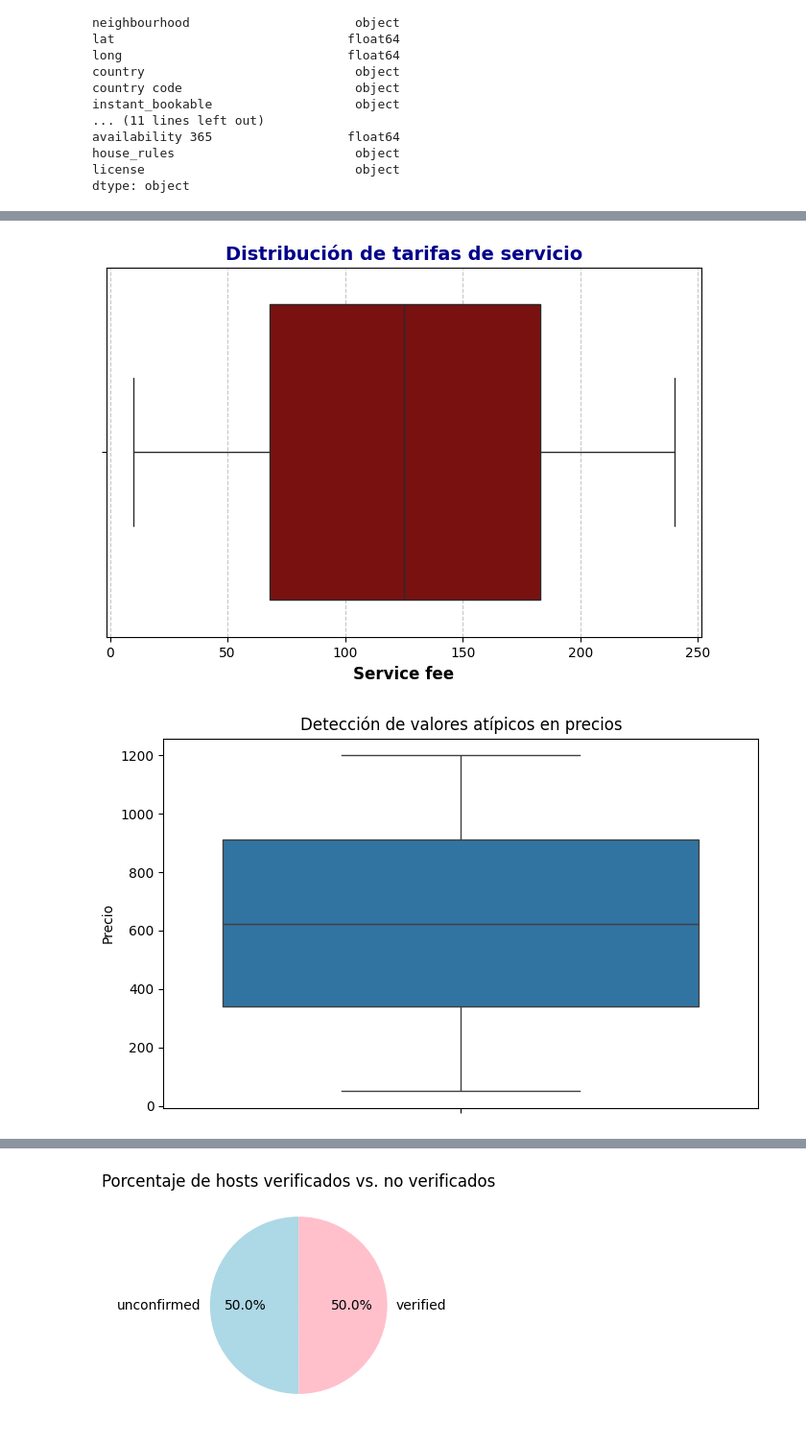
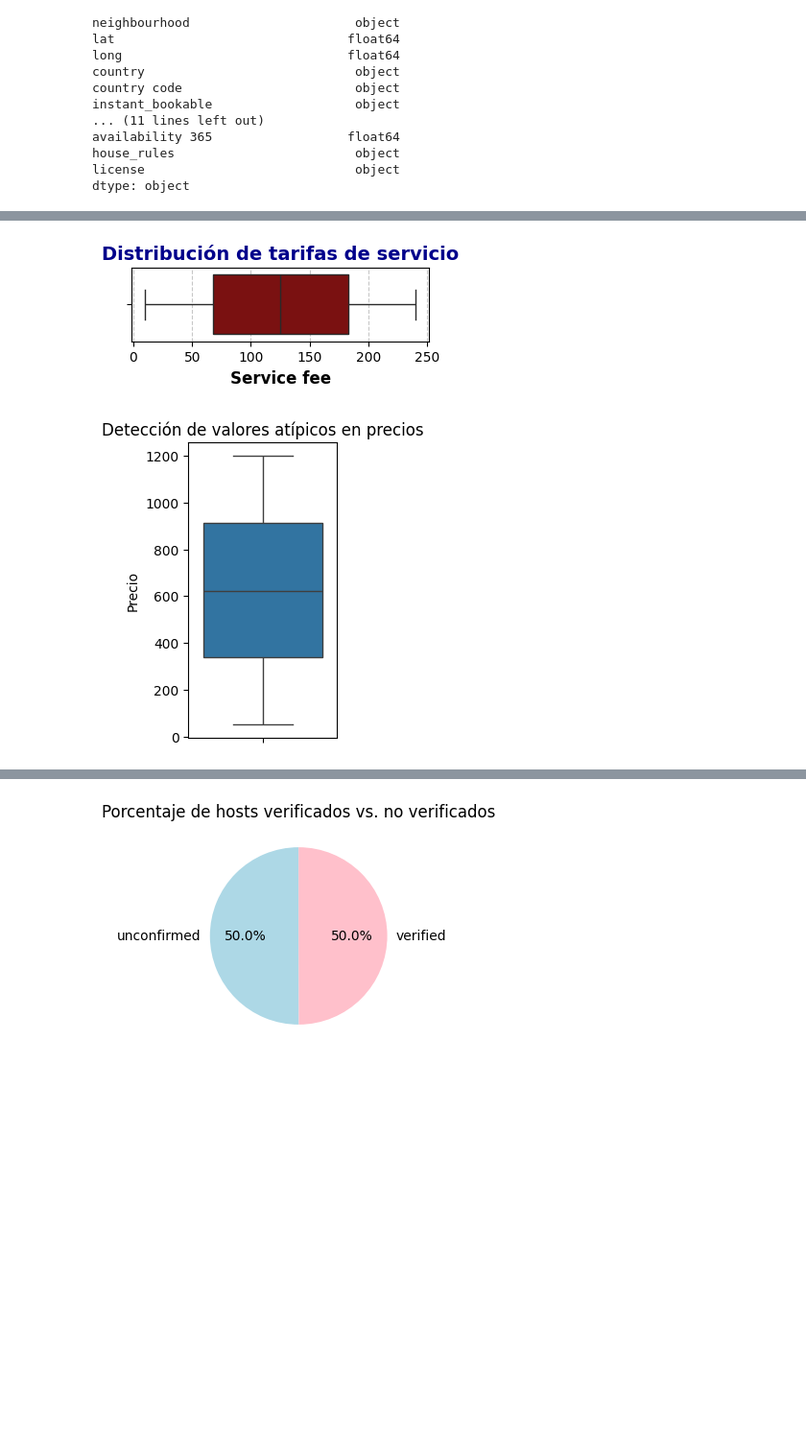
Before and after one commit to Jakcobo/Proyecto_ETL, a Jupyter notebook: Notebooks/002_EDA.ipynb, the cells around one changed output, grey strips where cells are left out. Shown at 96% size. Saved outputs shown, nothing was run; the diff lists cells and outputs as text; code cells hidden in the pictures; blank space fills up the shorter version.

```diff
--- a/Notebooks/002_EDA.ipynb
+++ b/Notebooks/002_EDA.ipynb
@@ -126,18 +146,19 @@ plt.show()
 # %%
-plt.figure(figsize=(8, 5))
+plt.figure(figsize=(4, 1
+                    ))
 sns.boxplot(x=df['service fee'].str.replace('$', '').str.replace(',', '').astype(float), color= "darkred")
 plt.title("Distribución de tarifas de servicio", fontsize=14, fontweight="bold", color="darkblue")
 plt.xlabel("Service fee", fontsize=12, fontweight="bold")
 plt.grid(axis='x', linestyle="--", alpha=0.7)
 plt.show()
 # %% [output]
-[figure, old version]
+[figure, new version]
 # %%
-plt.figure(figsize=(8, 5))
+plt.figure(figsize=(2, 4))
 sns.boxplot(y=df['price'].str.replace('$', '').str.replace(',', '').astype(float))
 plt.ylabel("Precio")
 plt.title("Detección de valores atípicos en precios")
 plt.show()
 # %% [output]
-[figure, old version]
+[figure, new version]
 # %%
```
Also changed, not shown: parts of 7 cells of this notebook, 1 other file.
